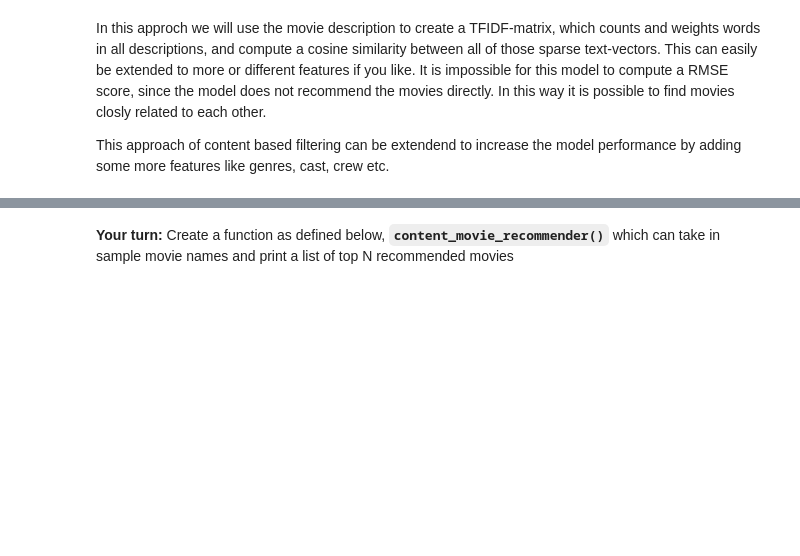
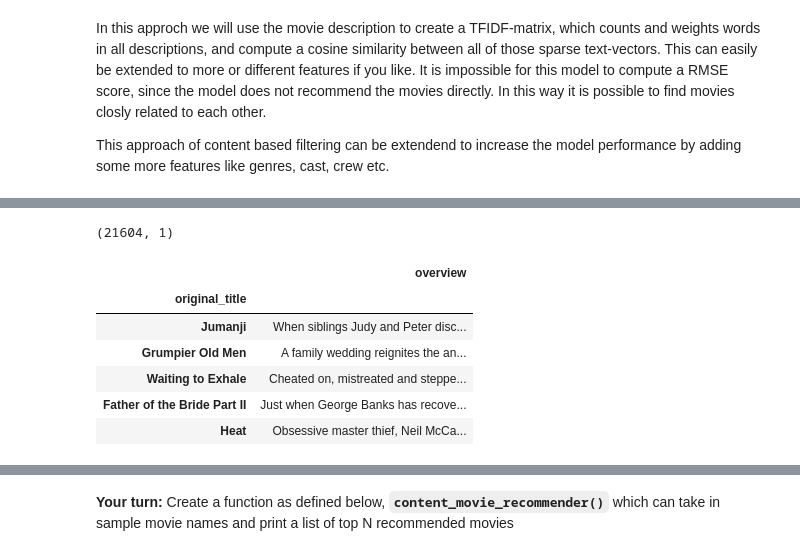
Before and after one commit to ZhanyangZhuSD/UCSD_ML, a Jupyter notebook: Mini_Project_Recommendation_Systems_ZZhu.ipynb, the cells around one changed output, grey strips where cells are left out. Saved outputs shown, nothing was run; the diff lists cells and outputs as text; code cells hidden in the pictures; blank space fills up the shorter version.

```diff
--- a/Mini_Project_Recommendation_Systems_ZZhu.ipynb
+++ b/Mini_Project_Recommendation_Systems_ZZhu.ipynb
@@ -647,3 +655,18 @@ movie_metadata['overview'].head(5)
+# %%
+movie_metadata.shape
+# %% [output]
+(21604, 1)
+# %%
+movie_metadata_selected = movie_metadata[1:10000]
+movie_metadata_selected.head()
+# %% [output]
+|  | overview |
+| original_title |  |
+| Jumanji | When siblings Judy and Peter disc... |
+| Grumpier Old Men | A family wedding reignites the an... |
+| Waiting to Exhale | Cheated on, mistreated and steppe... |
+| Father of the Bride Part II | Just when George Banks has recove... |
+| Heat | Obsessive master thief, Neil McCa... |
 # %%
 # Create tf-idf matrix for text comparison
 tfidf = TfidfVectorizer(stop_words='english')
```
Also changed, not shown: parts of 9 cells of this notebook.
